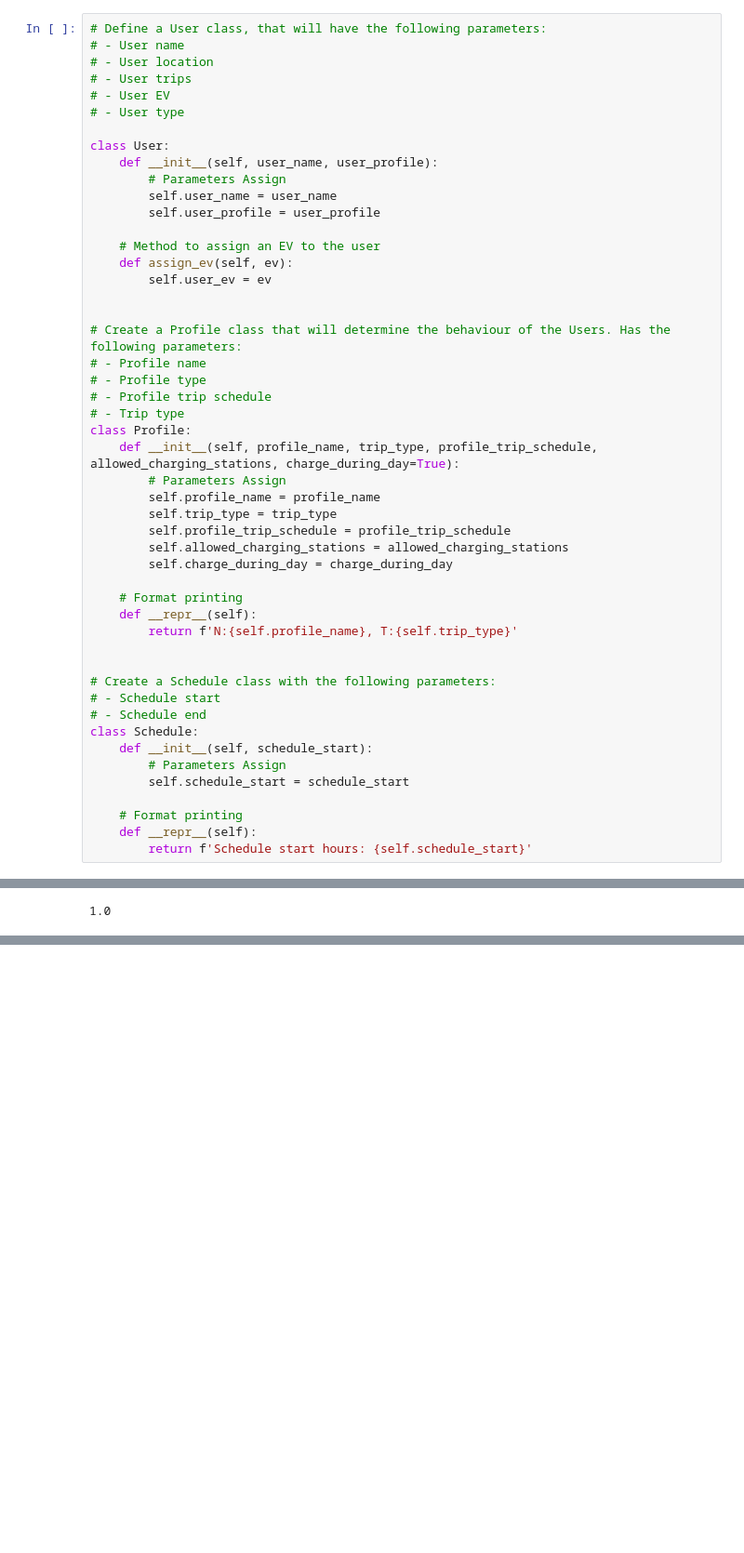
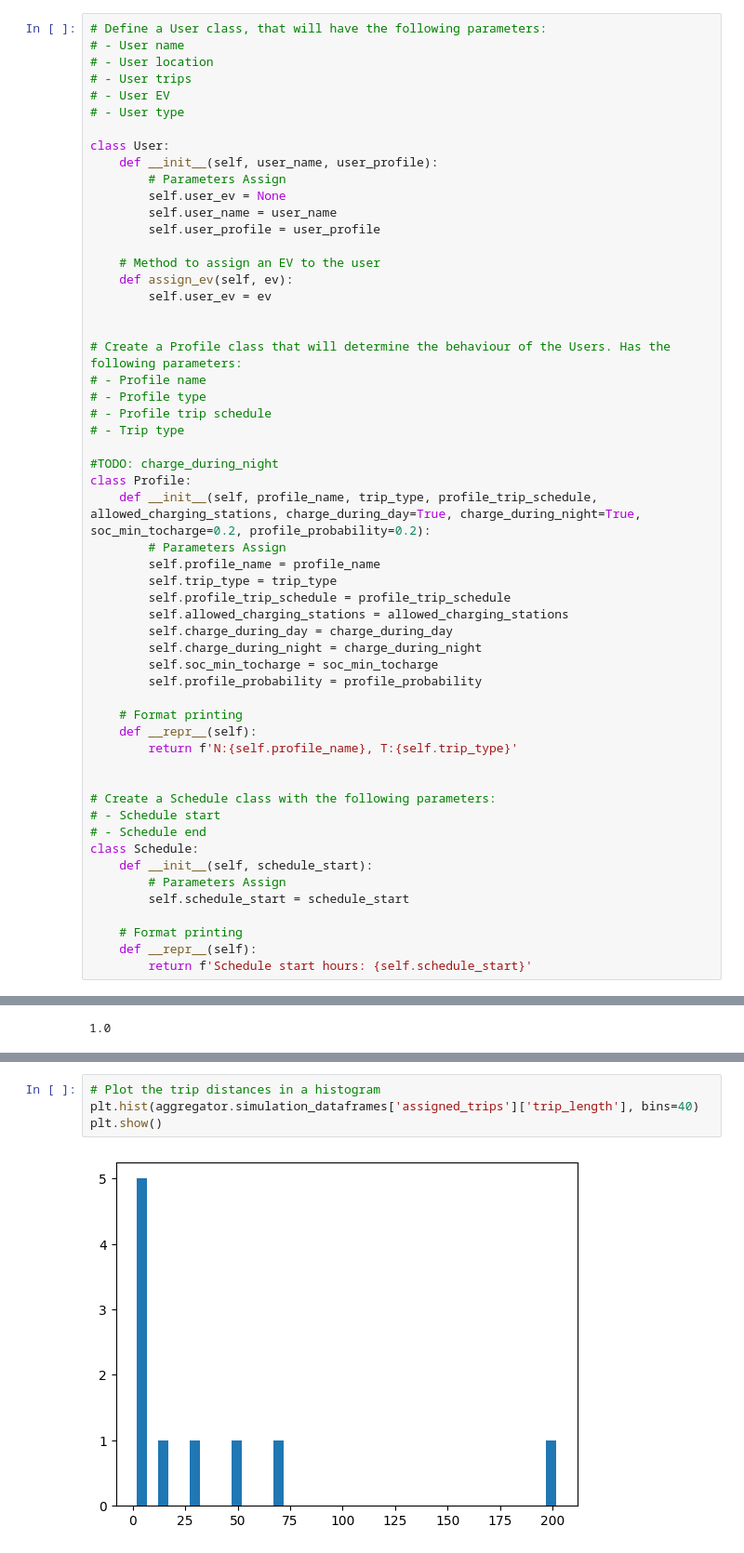
Before and after one commit to EV4EU/ev-profiling, a Jupyter notebook: ev-profiles.ipynb, the cells around one changed output, grey strips where cells are left out. Shown: that part at 93% size. Cells and saved outputs as stored; diff of their text form; blank space fills up the shorter version.

```diff
--- a/ev-profiles.ipynb
+++ b/ev-profiles.ipynb
@@ -499,6 +515,7 @@ class ChargingStation:
 class User:
     def __init__(self, user_name, user_profile):
         # Parameters Assign
+        self.user_ev = None
         self.user_name = user_name
         self.user_profile = user_profile
 
@@ -512,14 +529,19 @@ class User:
 # - Profile type
 # - Profile trip schedule
 # - Trip type
+
+#TODO: charge_during_night
 class Profile:
-    def __init__(self, profile_name, trip_type, profile_trip_schedule, allowed_charging_stations, charge_during_day=True):
+    def __init__(self, profile_name, trip_type, profile_trip_schedule, allowed_charging_stations, charge_during_day=True, charge_during_night=True, soc_min_tocharge=0.2, profile_probability=0.2):
         # Parameters Assign
         self.profile_name = profile_name
         self.trip_type = trip_type
         self.profile_trip_schedule = profile_trip_schedule
         self.allowed_charging_stations = allowed_charging_stations
         self.charge_during_day = charge_during_day
+        self.charge_during_night = charge_during_night
+        self.soc_min_tocharge = soc_min_tocharge
+        self.profile_probability = profile_probability
 
     # Format printing
     def __repr__(self):
@@ -1877,0 +1499,6 @@ plt.show()
+# %%
+# Plot the trip distances in a histogram
+plt.hist(aggregator.simulation_dataframes['assigned_trips']['trip_length'], bins=40)
+plt.show()
+# %% [output]
+[figure, added]
```
Also changed, not shown: parts of 49 cells of this notebook.
